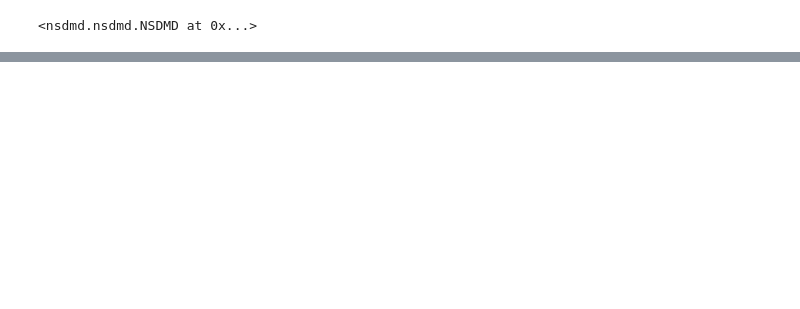
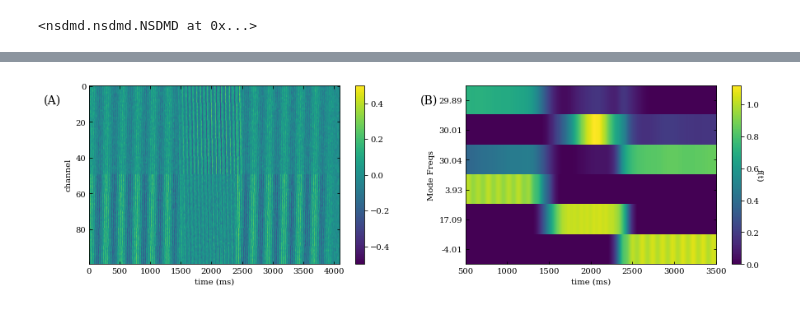
Before and after one commit to learning-2-learn/nsdmd, a Jupyter notebook: examples/network_return_demo.ipynb, the cells around one changed output, grey strips where cells are left out. Saved outputs shown, nothing was run; the diff lists cells and outputs as text; code cells hidden in the pictures; blank space fills up the shorter version.

```diff
--- a/examples/network_return_demo.ipynb
+++ b/examples/network_return_demo.ipynb
@@ -126,3 +126,35 @@ ax.set_ylabel('Mode Freqs')
+# %%
+#Plot Figure
+
+plt.rc('font', family='serif')
+fig = plt.figure(figsize=(15,4))
+
+#Data
+ax = fig.add_subplot(121)
+ax.tick_params(axis='both',which='both',direction='in',right=True,top=True)
+cax = ax.imshow(x, aspect='auto', vmin=-0.5, vmax=0.5)
+cbar = fig.colorbar(cax)
+ax.set_xlabel('time (ms)')
+ax.set_ylabel('channel')
+ax.text(-0.18, 0.95, '(A)', transform=ax.transAxes, fontsize=14, verticalalignment='top')
+
+#f(t)
+ax = fig.add_subplot(122)
+ax.tick_params(axis='both',which='both',direction='in',right=True,top=True)
+cax = ax.matshow(model.f_hat_[:,500:-500], aspect='auto', extent=[500,3500,6.5,0.5])
+cbar = fig.colorbar(cax)
+cbar.set_label('f(t)', rotation=270)
+ax.set_yticklabels([''] + alpha)
+ax.xaxis.set_ticks_position('bottom')
+ax.set_xlabel('time (ms)')
+ax.set_ylabel('Mode Freqs')
+ax.text(-0.18, 0.95, '(B)', transform=ax.transAxes, fontsize=14, verticalalignment='top')
+
+# plt.savefig('figs/phase_return.svg', bbox_inches='tight')
+
+plt.show()
+# %% [output]
+[figure, added]
 # %%
 x_rec = model.transform(x, len(t), sr)
 # %%
```
Also changed, not shown: parts of 7 cells of this notebook.
